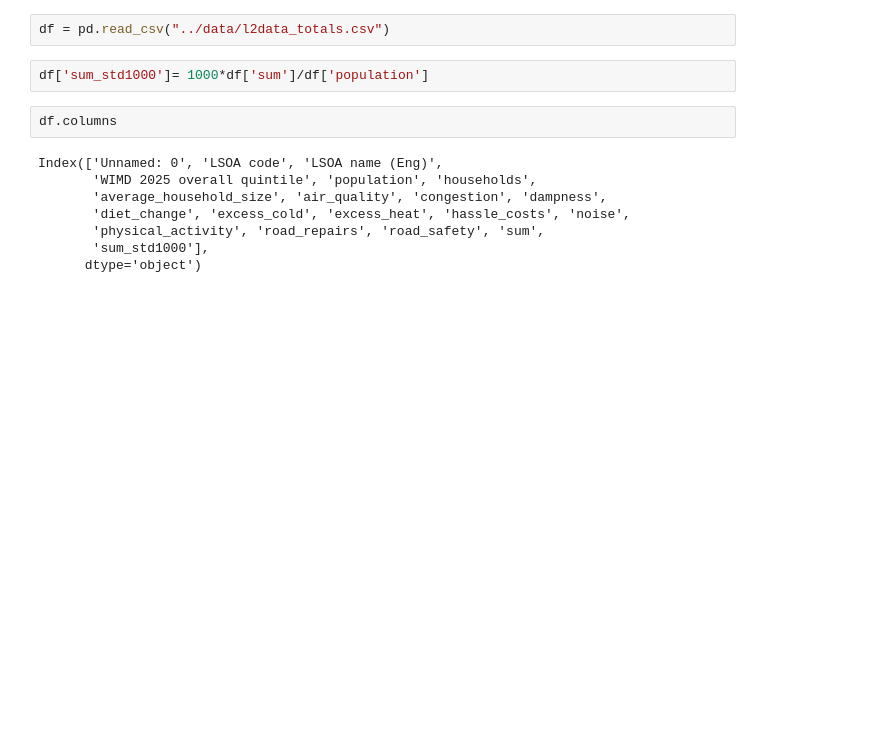
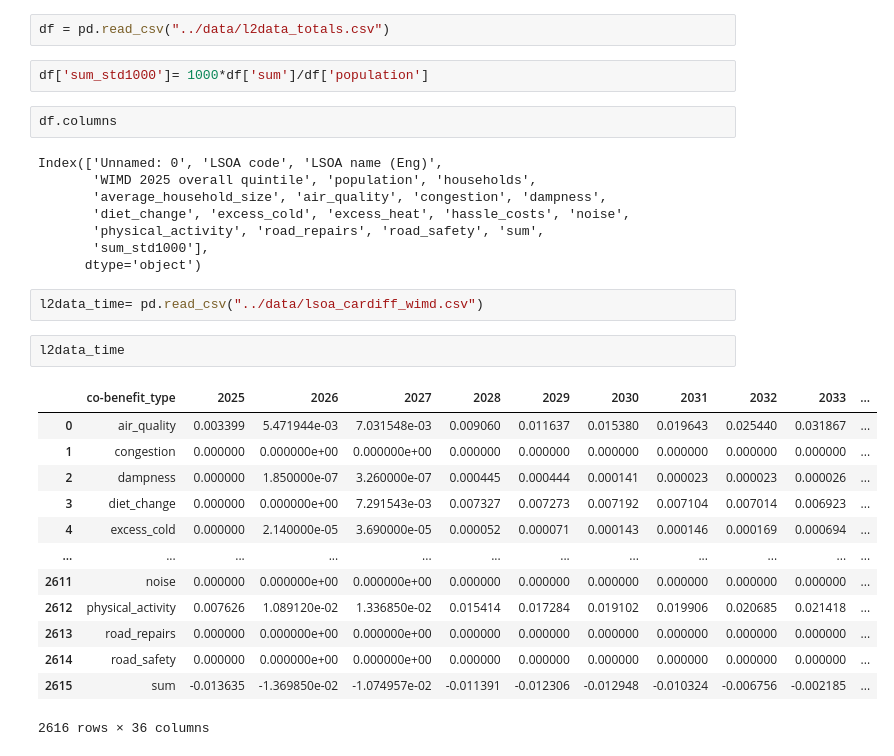
Before and after one commit to AuraFrizzati/VizElves2025, a Jupyter notebook: python_code/Explore_Level2_data.ipynb, the cells around one changed output. Saved outputs shown, nothing was run; the diff lists cells and outputs as text; blank space fills up the shorter version.

```diff
--- a/python_code/Explore_Level2_data.ipynb
+++ b/python_code/Explore_Level2_data.ipynb
@@ -533,3 +533,21 @@ Index(['Unnamed: 0', 'LSOA code', 'LSOA name (Eng)',
        'physical_activity', 'road_repairs', 'road_safety', 'sum',
        'sum_std1000'],
       dtype='object')
+# %%
+l2data_time= pd.read_csv("../data/lsoa_cardiff_wimd.csv")
+# %%
+l2data_time
+# %% [output]
+|  | co-benefit_type | 2025 | 2026 | 2027 | 2028 | 2029 | 2030 | 2031 | 2032 | 2033 | ... |
+| 0 | air_quality | 0.003399 | 5.471944e-03 | 7.031548e-03 | 0.009060 | 0.011637 | 0.015380 | 0.019643 | 0.025440 | 0.031867 | ... |
+| 1 | congestion | 0.000000 | 0.000000e+00 | 0.000000e+00 | 0.000000 | 0.000000 | 0.000000 | 0.000000 | 0.000000 | 0.000000 | ... |
+| 2 | dampness | 0.000000 | 1.850000e-07 | 3.260000e-07 | 0.000445 | 0.000444 | 0.000141 | 0.000023 | 0.000023 | 0.000026 | ... |
+| 3 | diet_change | 0.000000 | 0.000000e+00 | 7.291543e-03 | 0.007327 | 0.007273 | 0.007192 | 0.007104 | 0.007014 | 0.006923 | ... |
+| 4 | excess_cold | 0.000000 | 2.140000e-05 | 3.690000e-05 | 0.000052 | 0.000071 | 0.000143 | 0.000146 | 0.000169 | 0.000694 | ... |
+| ... | ... | ... | ... | ... | ... | ... | ... | ... | ... | ... | ... |
+| 2611 | noise | 0.000000 | 0.000000e+00 | 0.000000e+00 | 0.000000 | 0.000000 | 0.000000 | 0.000000 | 0.000000 | 0.000000 | ... |
+| 2612 | physical_activity | 0.007626 | 1.089120e-02 | 1.336850e-02 | 0.015414 | 0.017284 | 0.019102 | 0.019906 | 0.020685 | 0.021418 | ... |
+| 2613 | road_repairs | 0.000000 | 0.000000e+00 | 0.000000e+00 | 0.000000 | 0.000000 | 0.000000 | 0.000000 | 0.000000 | 0.000000 | ... |
+| 2614 | road_safety | 0.000000 | 0.000000e+00 | 0.000000e+00 | 0.000000 | 0.000000 | 0.000000 | 0.000000 | 0.000000 | 0.000000 | ... |
+| 2615 | sum | -0.013635 | -1.369850e-02 | -1.074957e-02 | -0.011391 | -0.012306 | -0.012948 | -0.010324 | -0.006756 | -0.002185 | ... |
+2616 rows × 36 columns
```
Also changed, not shown: parts of 3 cells of this notebook, 1 other file.
